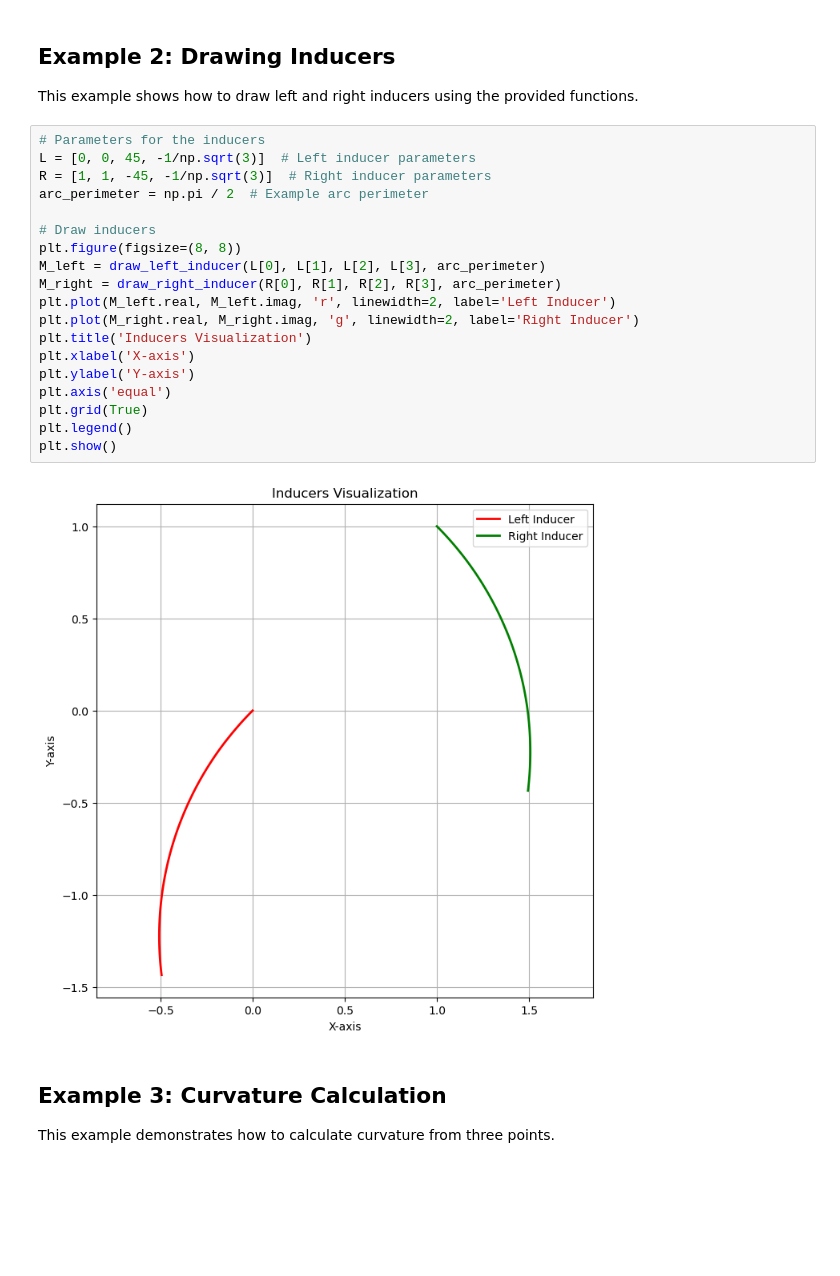
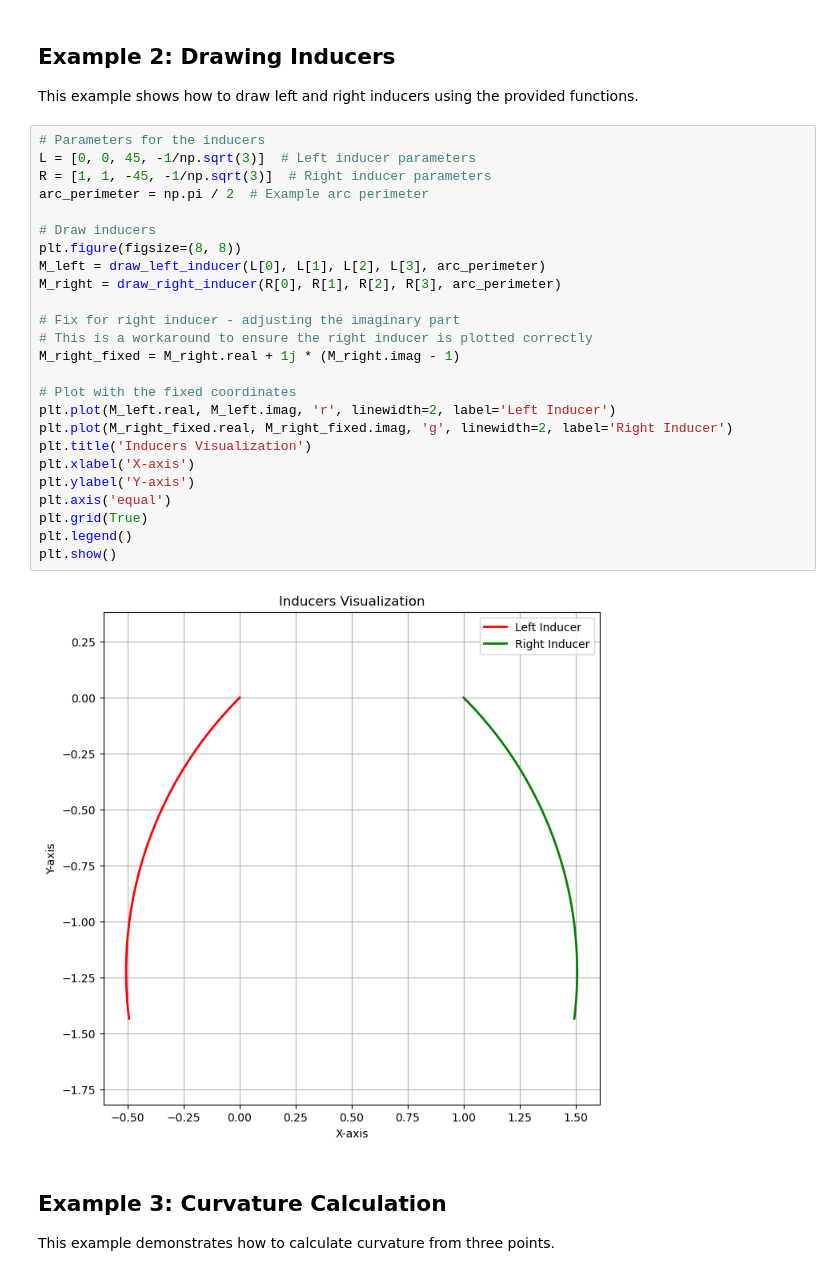
Before and after one commit to guybenyosef/ETB, a Jupyter notebook: notebooks/elastica_examples.ipynb, the cells around one changed output. Saved outputs shown, nothing was run; the diff lists cells and outputs as text; blank space fills up the shorter version.

```diff
--- a/notebooks/elastica_examples.ipynb
+++ b/notebooks/elastica_examples.ipynb
@@ -41,24 +41,30 @@ This example shows how to draw left and right inducers using the provided functi
 # %%
 # Parameters for the inducers
 L = [0, 0, 45, -1/np.sqrt(3)]  # Left inducer parameters
 R = [1, 1, -45, -1/np.sqrt(3)]  # Right inducer parameters
 arc_perimeter = np.pi / 2  # Example arc perimeter
 
 # Draw inducers
 plt.figure(figsize=(8, 8))
 M_left = draw_left_inducer(L[0], L[1], L[2], L[3], arc_perimeter)
 M_right = draw_right_inducer(R[0], R[1], R[2], R[3], arc_perimeter)
+
+# Fix for right inducer - adjusting the imaginary part
+# This is a workaround to ensure the right inducer is plotted correctly
+M_right_fixed = M_right.real + 1j * (M_right.imag - 1)
+
+# Plot with the fixed coordinates
 plt.plot(M_left.real, M_left.imag, 'r', linewidth=2, label='Left Inducer')
-plt.plot(M_right.real, M_right.imag, 'g', linewidth=2, label='Right Inducer')
+plt.plot(M_right_fixed.real, M_right_fixed.imag, 'g', linewidth=2, label='Right Inducer')
 plt.title('Inducers Visualization')
 plt.xlabel('X-axis')
 plt.ylabel('Y-axis')
 plt.axis('equal')
 plt.grid(True)
 plt.legend()
 plt.show()
 # %% [output]
-[figure, old version]
+[figure, new version]
 # %% [markdown]
 ## Example 3: Curvature Calculation
 
```
Also changed, not shown: parts of 3 cells of this notebook, 1 other file.
